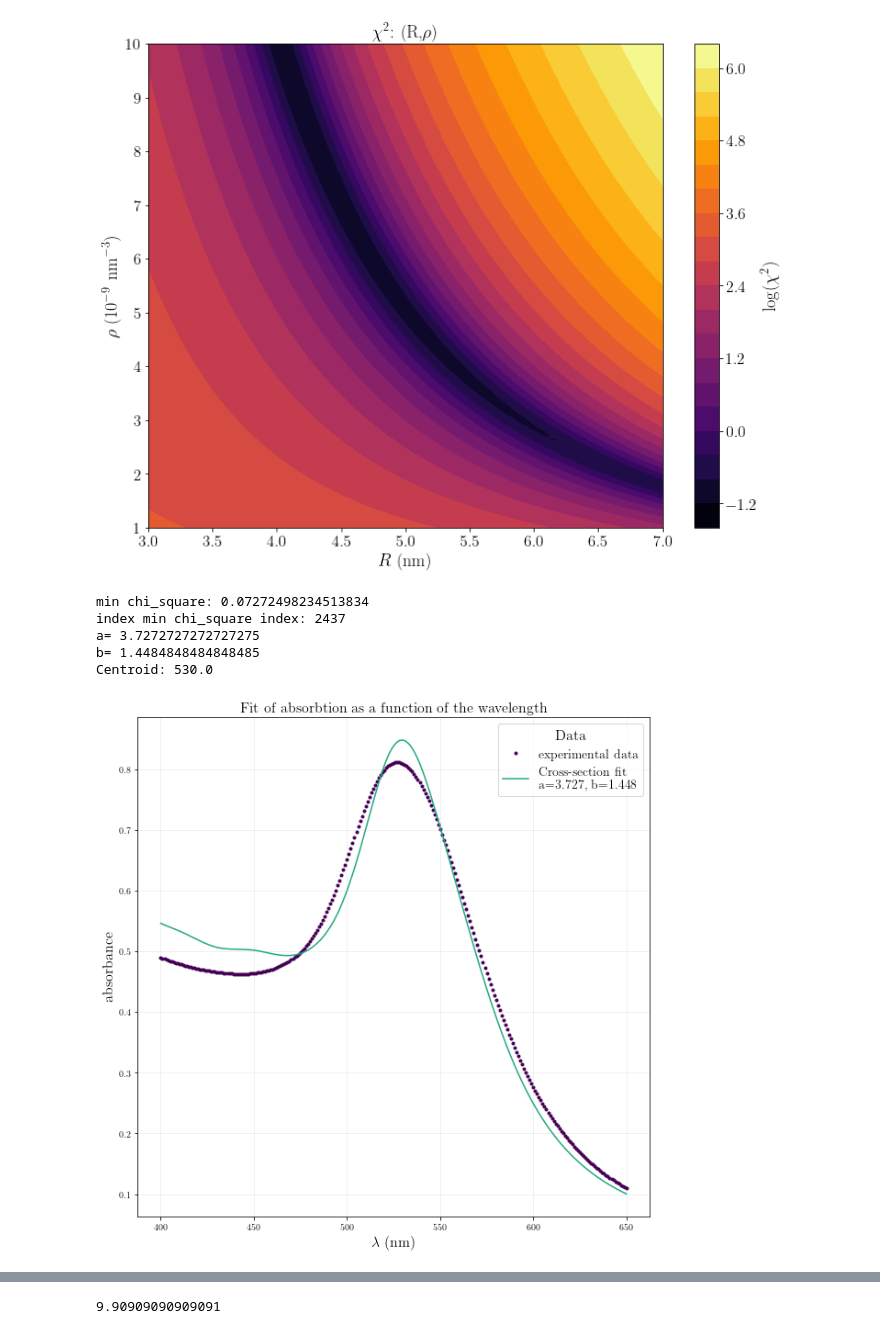
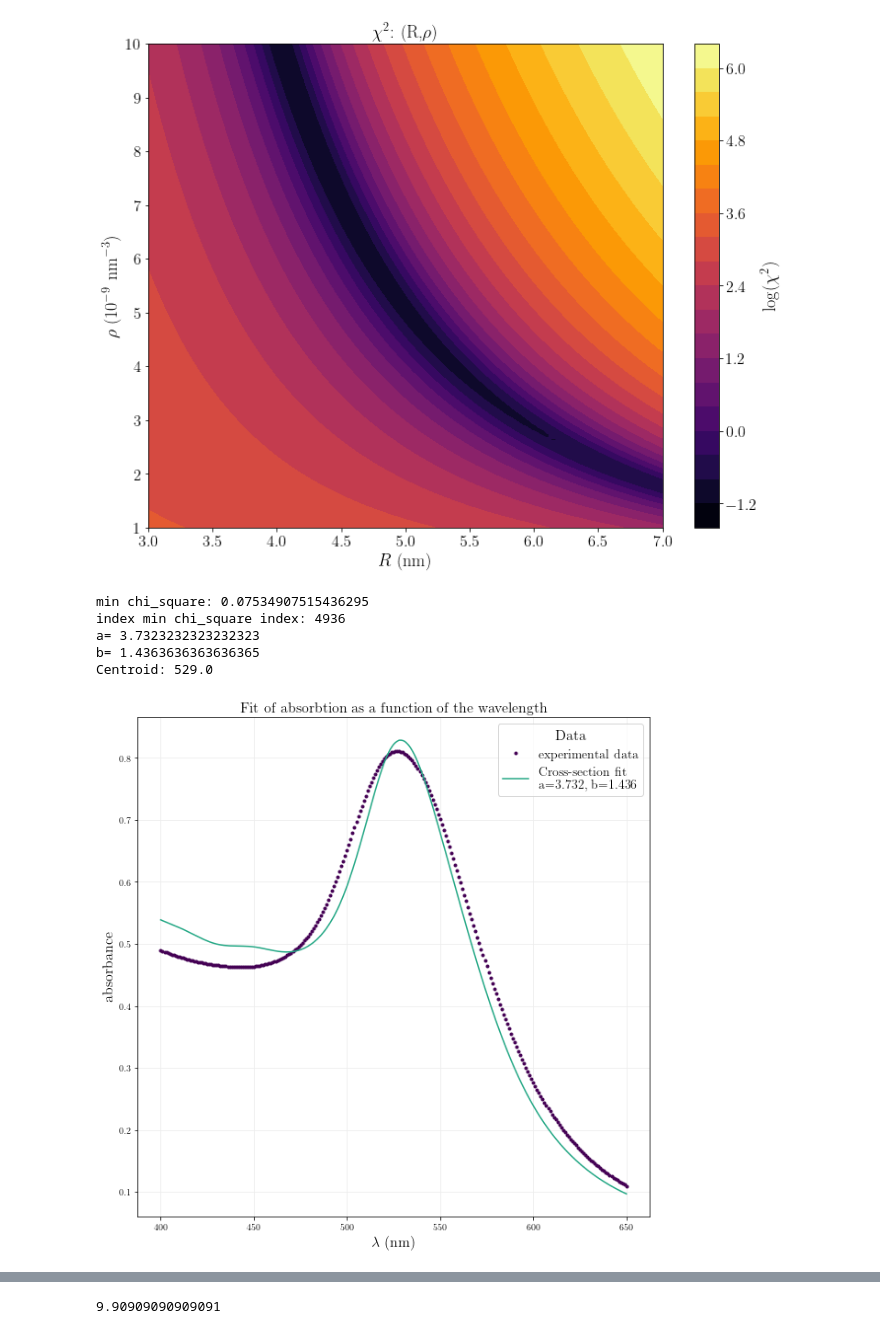
Before and after one commit to azzzoto/NANOPHYSICS_LAB, a Jupyter notebook: labo_1.ipynb, the cells around one changed output, grey strips where cells are left out. Cells and saved outputs as stored; diff of their text form; code cells hidden in the pictures.

```diff
--- a/labo_1.ipynb
+++ b/labo_1.ipynb
@@ -364,7 +368,7 @@ def cross_section_epsm(x,a,b,val_rho,bool_lim=False):  # a = R, b = epsm
     return sigma
 
 
-R_list = np.linspace(3., 6., num=100)
+R_list = np.linspace(2., 5.5, num=100)
 epsm_list = np.linspace(1.,2.2, num=100)
 
 x = np.array( np_data_f['lam(nm)'] )
@@ -417,36 +421,36 @@ fig, (ax1) = plt.subplots(1, 1, figsize=(10,8))
 ax1.plot(np_data['lam(nm)'],np_data['abs'],'.',color=palette.inferno(6)[0], label= 'Experimental data')
 string= 'Fit:  $R^*$='+str(round(a,3))+', $\\epsilon_m^*$ ='+str(round(b**2,3))
 ax1.plot(np_data['lam(nm)'],cross_section_epsm(np_data['lam(nm)'], a,b,rho),'',color=palette.inferno(6)[3],label=string)
 
 ax1.legend(fontsize=18,title_fontsize=18,loc='best')
 ax1.set_title('Fit: (R,$\\epsilon_m$)',fontsize=18)
 ax1.set_xlabel('$\lambda$ (nm)',fontsize=18)
 ax1.set_ylabel('absorbance',fontsize=18)
 ax1.grid(color='0.93')
 
 ax1.tick_params(axis="x", labelsize=16)
 ax1.tick_params(axis="y", labelsize=16)
 
 # Max centroid
 id_centr = np.argmax(cross_section_epsm(np_data['lam(nm)'], a, b,rho))
 centr = np_data['lam(nm)'][id_centr]
 print('Centroid:', centr)
 ax1.axvline(x=centr,ls='--',color=palette.inferno(6)[4])
 s = '$\\lambda^*$='+ str(centr)
 plt.text(455, 0.03, s, fontsize=16)
 
 if not os.path.isdir('./images'):
         os.mkdir('./images')
 
 plt.rc('text', usetex=True)
 plt.rc('font', family='serif')
 
 plt.tight_layout()
 plt.savefig('images/2_fit.pdf', format='pdf')
 # %% [output]
-min chi_square: 0.07272498234513834
-index min chi_square index: 2437
-a= 3.7272727272727275
-b= 1.4484848484848485
-Centroid: 530.0
+min chi_square: 0.07534907515436295
+index min chi_square index: 4936
+a= 3.7323232323232323
+b= 1.4363636363636365
+Centroid: 529.0
-[figure, old version]
+[figure, new version]
```
Also changed, not shown: parts of 4 cells of this notebook, 18 other files.
